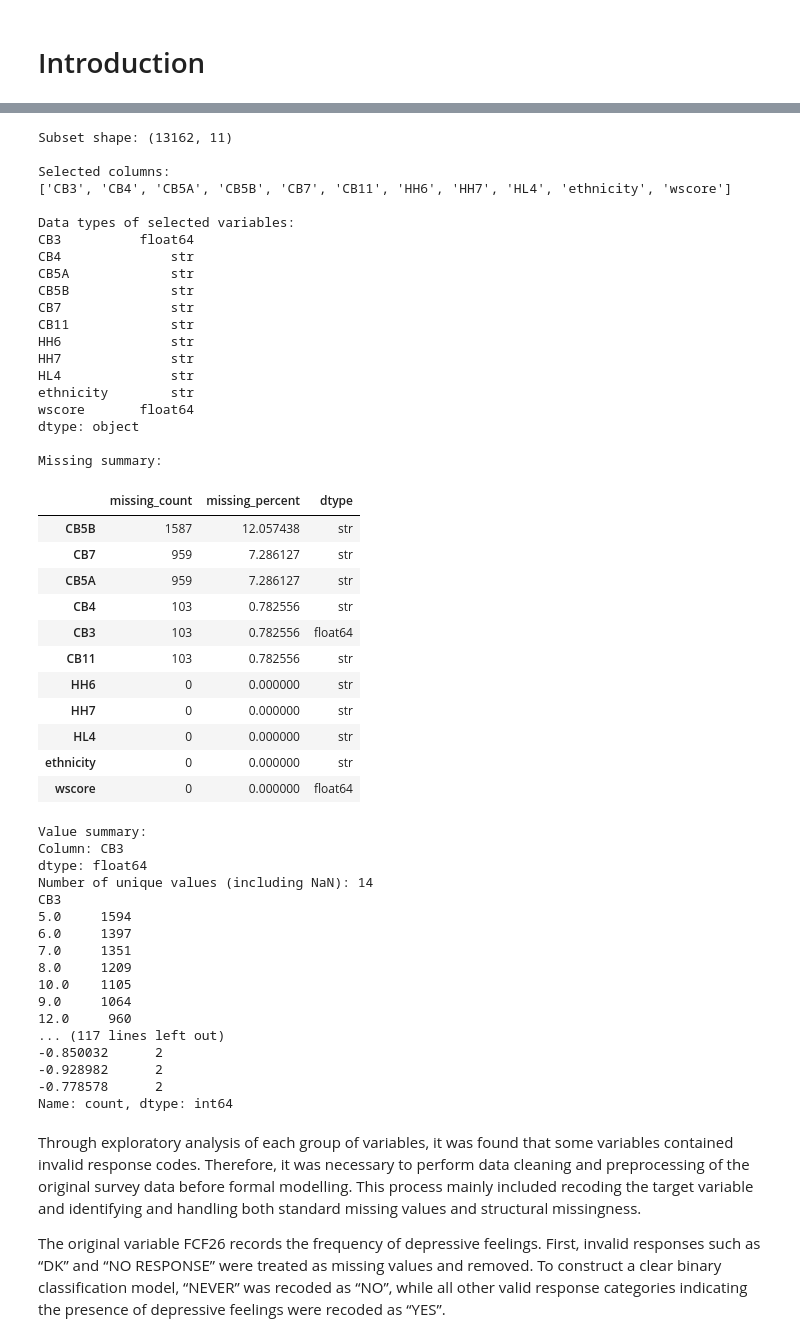
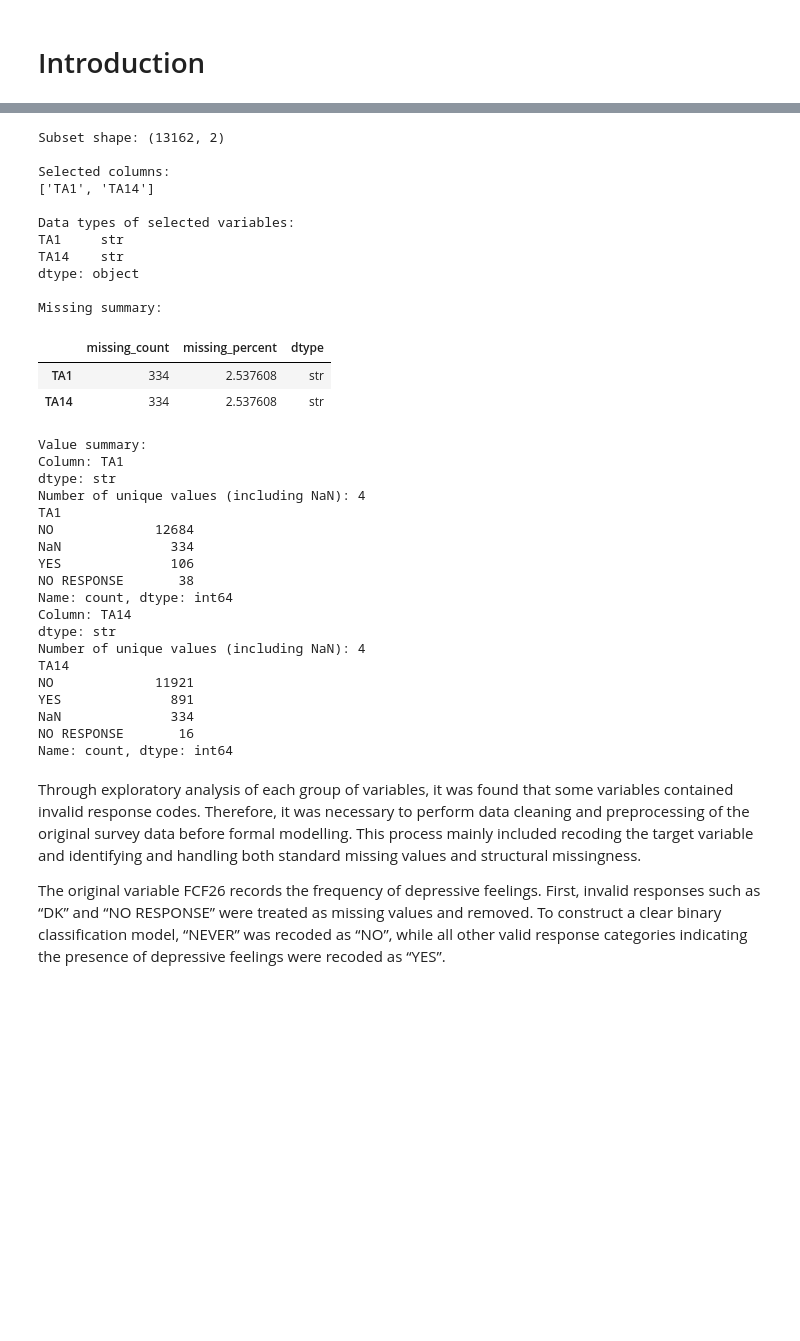
Before and after one commit to Xuyi-S/MLP-Project, a Jupyter notebook: project final.ipynb, the cells around one changed output, grey strips where cells are left out. Cells and saved outputs as stored; diff of their text form; code cells hidden in the pictures; blank space fills up the shorter version.

```diff
--- a/project final.ipynb
+++ b/project final.ipynb
@@ -140,75 +139,59 @@ def missing_summary_table(data, cols):
     }).sort_values(by='missing_percent', ascending=False)
     return summary
 # 2) Summary of value counts for variables
 def value_summary(data, cols, max_levels=20):
     for col in cols:
         print(f"Column: {col}")
         print(f"dtype: {data[col].dtype}")
         print(f"Number of unique values (including NaN): {data[col].nunique(dropna=False)}")
         print(data[col].value_counts(dropna=False).head(max_levels))
 
 # Inspect one selected variable group
-selected_vars = child_background_vars
+selected_vars = tobacco_alcohol_vars
 df_subset = df[selected_vars].copy()
 print("Subset shape:", df_subset.shape)
 print("\nSelected columns:")
 print(df_subset.columns.tolist())
 print("\nData types of selected variables:")
 print(df_subset.dtypes)
 print("\nMissing summary:")
 display(missing_summary_table(df, selected_vars))
 print("\nValue summary:")
 value_summary(df, selected_vars)
 # %% [output]
-Subset shape: (13162, 11)
+Subset shape: (13162, 2)
 
 Selected columns:
-['CB3', 'CB4', 'CB5A', 'CB5B', 'CB7', 'CB11', 'HH6', 'HH7', 'HL4', 'ethnicity', 'wscore']
+['TA1', 'TA14']
 
 Data types of selected variables:
-CB3          float64
-CB4              str
-CB5A             str
-CB5B             str
-CB7              str
-CB11             str
-HH6              str
-HH7              str
-HL4              str
-ethnicity        str
-wscore       float64
+TA1     str
+TA14    str
 dtype: object
 
 Missing summary:
 |  | missing_count | missing_percent | dtype |
-| CB5B | 1587 | 12.057438 | str |
-| CB7 | 959 | 7.286127 | str |
-| CB5A | 959 | 7.286127 | str |
-| CB4 | 103 | 0.782556 | str |
-| CB3 | 103 | 0.782556 | float64 |
-| CB11 | 103 | 0.782556 | str |
-| HH6 | 0 | 0.000000 | str |
-| HH7 | 0 | 0.000000 | str |
-| HL4 | 0 | 0.000000 | str |
-| ethnicity | 0 | 0.000000 | str |
-| wscore | 0 | 0.000000 | float64 |
+| TA1 | 334 | 2.537608 | str |
+| TA14 | 334 | 2.537608 | str |
 Value summary:
-Column: CB3
-dtype: float64
-Number of unique values (including NaN): 14
-CB3
-5.0     1594
-6.0     1397
-7.0     1351
-8.0     1209
-10.0    1105
-9.0     1064
-12.0     960
-... (117 lines left out)
--0.850032      2
--0.928982      2
--0.778578      2
+Column: TA1
+dtype: str
+Number of unique values (including NaN): 4
+TA1
+NO             12684
+NaN              334
+YES              106
+NO RESPONSE       38
 Name: count, dtype: int64
+Column: TA14
+dtype: str
+Number of unique values (including NaN): 4
+TA14
+NO             11921
+YES              891
+NaN              334
+NO RESPONSE       16
+Name: count, dtype: int64
 # %% [markdown]
 Through exploratory analysis of each group of variables, it was found that some variables contained invalid response codes. Therefore, it was necessary to perform data cleaning and preprocessing of the original survey data before formal modelling. This process mainly included recoding the target variable and identifying and handling both standard missing values and structural missingness.
 
```
Also changed, not shown: parts of 24 cells of this notebook.
